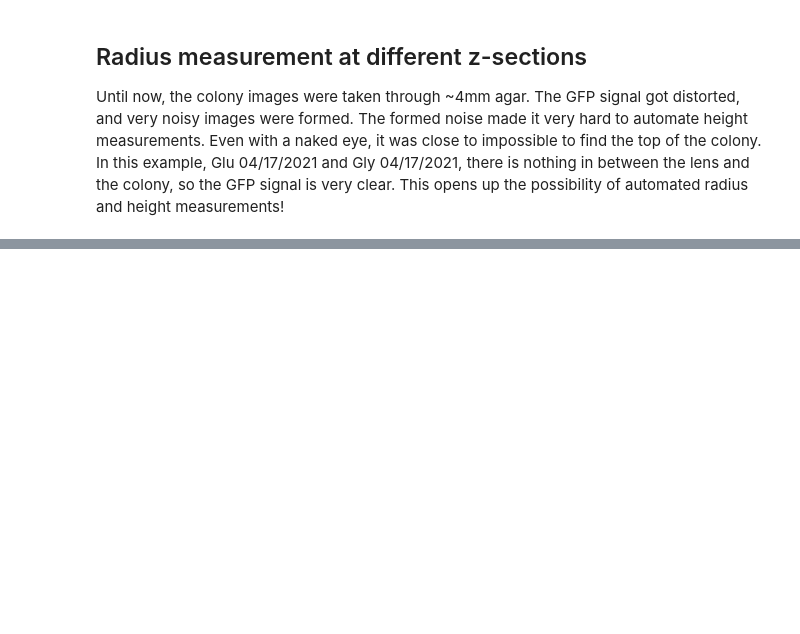
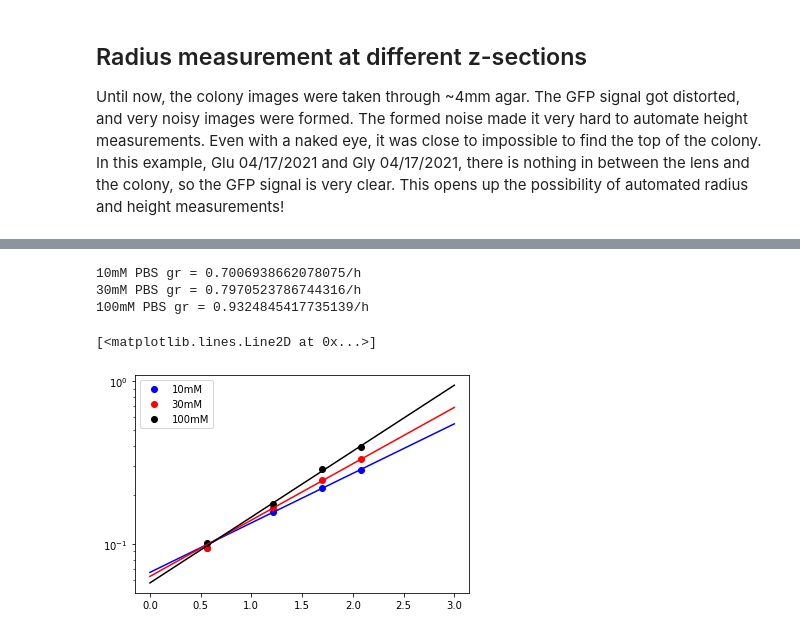
Before and after one commit to tolgacaglar/colony-image-analysis, a Jupyter notebook: src/Automated radius and height for upside-down colony.ipynb, the cells around one changed output, grey strips where cells are left out. Cells and saved outputs as stored; diff of their text form; code cells hidden in the pictures; blank space fills up the shorter version.

```diff
--- a/src/Automated radius and height for upside-down colony.ipynb
+++ b/src/Automated radius and height for upside-down colony.ipynb
@@ -323,0 +321,35 @@ metadata
+# %%
+hour = np.array([0,1,1,2])
+mins = np.array([34,13,42,5])
+
+time = hour + mins/60
+
+od10 = np.array([0.095, 0.156, 0.222, 0.286])
+od30 = np.array([0.095, 0.166, 0.246, 0.331])
+od100 = np.array([0.101, 0.177, 0.288, 0.396])
+
+fig,ax = plt.subplots()
+ax.semilogy(time, od10, 'bo', time, od30, 'ro', time, od100, 'ko')
+ax.legend(['10mM', '30mM', '100mM'])
+
+p10 = np.polyfit(time[1:], np.log(od10[1:]),1)
+p30 = np.polyfit(time[1:], np.log(od30[1:]),1)
+p100 = np.polyfit(time[1:], np.log(od100[1:]),1)
+
+print(f'10mM PBS gr = {p10[0]}/h')
+print(f'30mM PBS gr = {p30[0]}/h')
+print(f'100mM PBS gr = {p100[0]}/h')
+
+x = np.linspace(0,3)
+y10 = np.exp(p10[1] + x*p10[0])
+ax.plot(x,y10,'b-')
+y30 = np.exp(p30[1] + x*p30[0])
+ax.plot(x,y30,'r-')
+y100 = np.exp(p100[1] + x*p100[0])
+ax.plot(x,y100,'k-')
+# %% [output]
+10mM PBS gr = 0.7006938662078075/h
+30mM PBS gr = 0.7970523786744316/h
+100mM PBS gr = 0.9324845417735139/h
+[<matplotlib.lines.Line2D at 0x...>]
+[figure, added]
```
Also changed, not shown: parts of 6 cells of this notebook, 1 other file.
